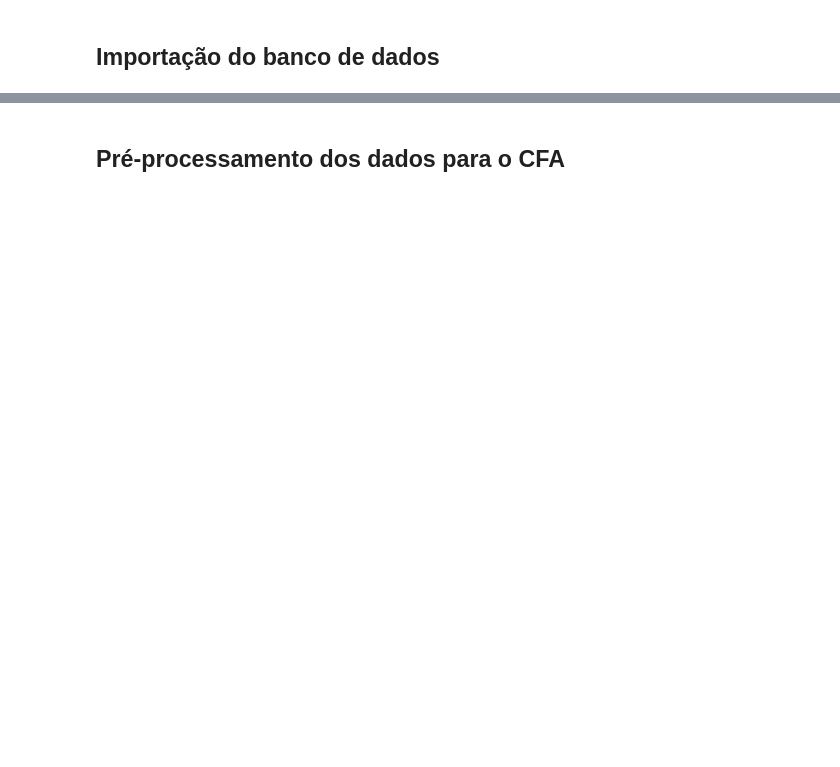
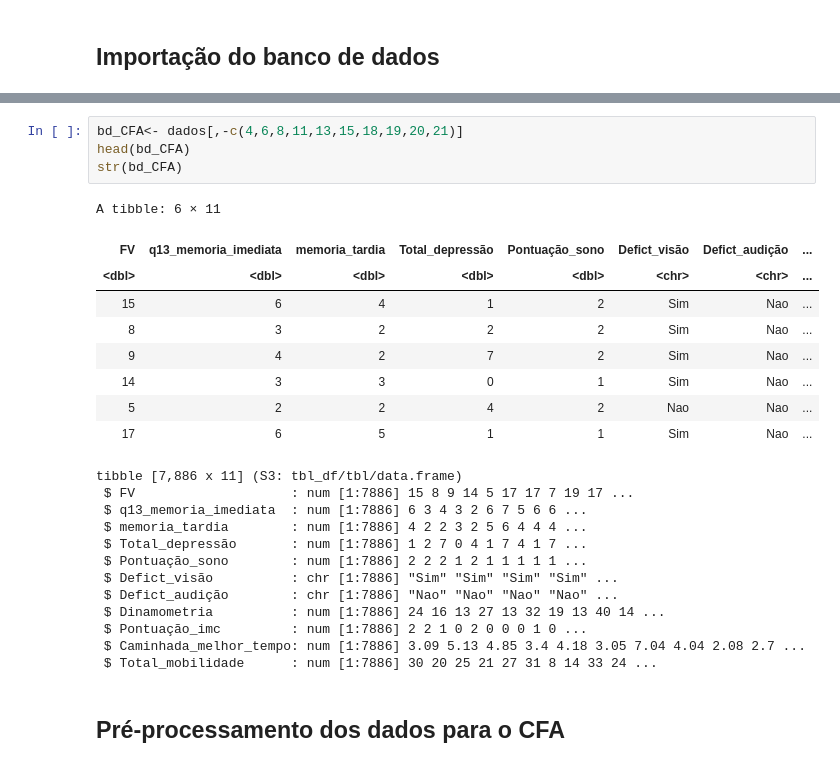
Before and after one commit to RenanBaltar/Jessica_CFA, a Jupyter notebook: Confirmatory Factor Analysis.ipynb, the cells around one changed output, grey strips where cells are left out. Cells and saved outputs as stored; diff of their text form; blank space fills up the shorter version.

```diff
--- a/Confirmatory Factor Analysis.ipynb
+++ b/Confirmatory Factor Analysis.ipynb
@@ -42,3 +38,29 @@ tibble [7,886 x 21] (S3: tbl_df/tbl/data.frame)
+# %%
+bd_CFA<- dados[,-c(4,6,8,11,13,15,18,19,20,21)]
+head(bd_CFA)
+str(bd_CFA)
+# %% [output]
+A tibble: 6 × 11
+| FV | q13_memoria_imediata | memoria_tardia | Total_depressão | Pontuação_sono | Defict_visão | Defict_audição | ... |
+| <dbl> | <dbl> | <dbl> | <dbl> | <dbl> | <chr> | <chr> | ... |
+| 15 | 6 | 4 | 1 | 2 | Sim | Nao | ... |
+| 8 | 3 | 2 | 2 | 2 | Sim | Nao | ... |
+| 9 | 4 | 2 | 7 | 2 | Sim | Nao | ... |
+| 14 | 3 | 3 | 0 | 1 | Sim | Nao | ... |
+| 5 | 2 | 2 | 4 | 2 | Nao | Nao | ... |
+| 17 | 6 | 5 | 1 | 1 | Sim | Nao | ... |
+tibble [7,886 x 11] (S3: tbl_df/tbl/data.frame)
+ $ FV                    : num [1:7886] 15 8 9 14 5 17 17 7 19 17 ...
+ $ q13_memoria_imediata  : num [1:7886] 6 3 4 3 2 6 7 5 6 6 ...
+ $ memoria_tardia        : num [1:7886] 4 2 2 3 2 5 6 4 4 4 ...
+ $ Total_depressão       : num [1:7886] 1 2 7 0 4 1 7 4 1 7 ...
+ $ Pontuação_sono        : num [1:7886] 2 2 2 1 2 1 1 1 1 1 ...
+ $ Defict_visão          : chr [1:7886] "Sim" "Sim" "Sim" "Sim" ...
+ $ Defict_audição        : chr [1:7886] "Nao" "Nao" "Nao" "Nao" ...
+ $ Dinamometria          : num [1:7886] 24 16 13 27 13 32 19 13 40 14 ...
+ $ Pontuação_imc         : num [1:7886] 2 2 1 0 2 0 0 0 1 0 ...
+ $ Caminhada_melhor_tempo: num [1:7886] 3.09 5.13 4.85 3.4 4.18 3.05 7.04 4.04 2.08 2.7 ...
+ $ Total_mobilidade      : num [1:7886] 30 20 25 21 27 31 8 14 33 24 ...
 # %% [markdown]
 ## Pré-processamento dos dados para o CFA
 # %%
```
Also changed, not shown: parts of 14 cells of this notebook, 1 other file.
